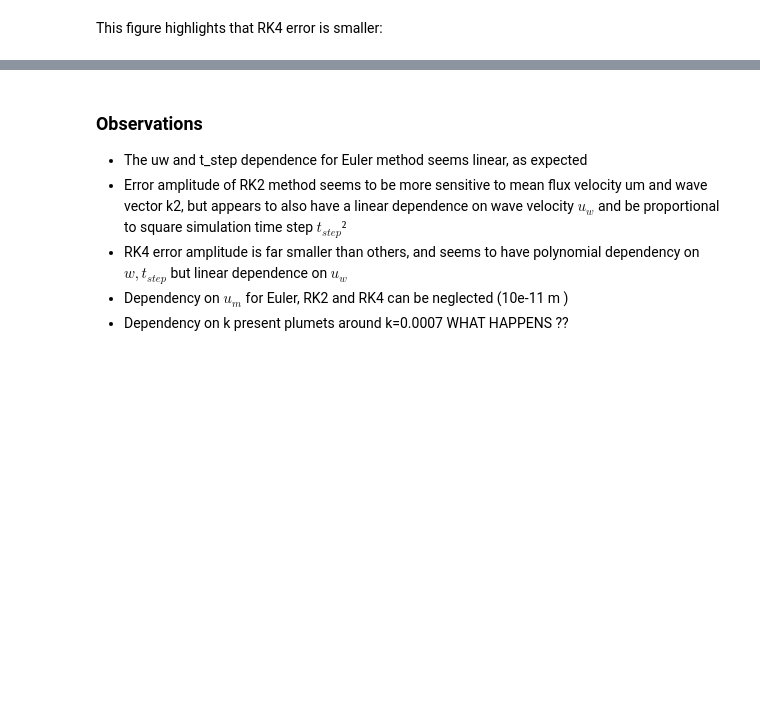
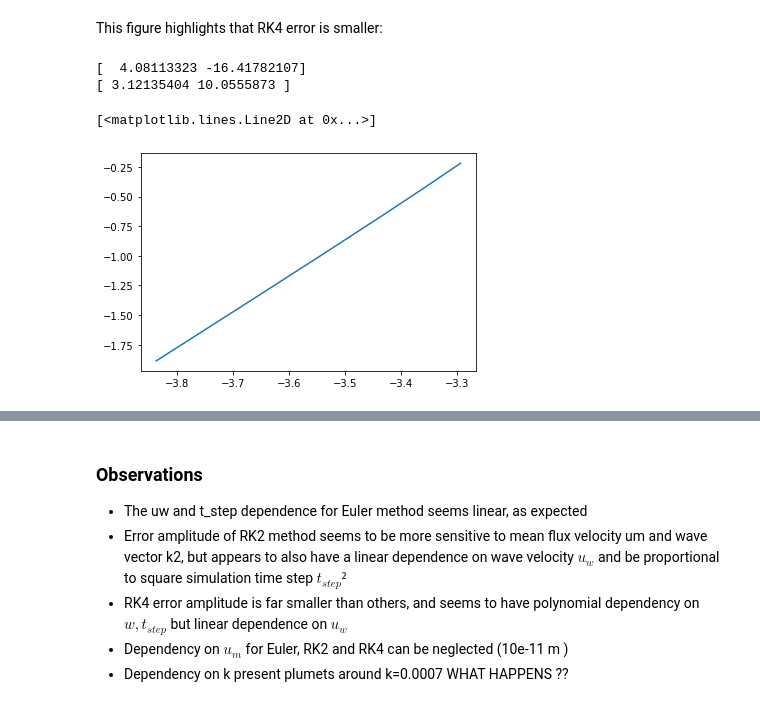
Before and after one commit to margot-demol/stage-m1, a Jupyter notebook: development/temporal_int_comparison.ipynb, the cells around one changed output, grey strips where cells are left out. Cells and saved outputs as stored; diff of their text form; code cells hidden in the pictures; blank space fills up the shorter version.

```diff
--- a/development/temporal_int_comparison.ipynb
+++ b/development/temporal_int_comparison.ipynb
@@ -244,3 +246,16 @@ Attributes:
     units:    m
 # %% [markdown]
 This figure highlights that RK4 error is smaller:
+# %%
+alpha=np.log10(ds.error_dis_delta_time.sel(int_method='RK4'))
+t=np.log10(ds.delta_t)
+w=np.log10(ds.w)
+wave=np.log10(ds.error_dis_w.sel(int_method='RK4'))
+print(np.polyfit(t[3:-1],alpha[3:-1],1))
+print(np.polyfit(w[3:-1],wave[3:-1],1))
+plt.plot(w,wave)
+# %% [output]
+[  4.08113323 -16.41782107]
+[ 3.12135404 10.0555873 ]
+[<matplotlib.lines.Line2D at 0x...>]
+[figure, added]
```
Also changed, not shown: parts of 19 cells of this notebook, 6 other files.
